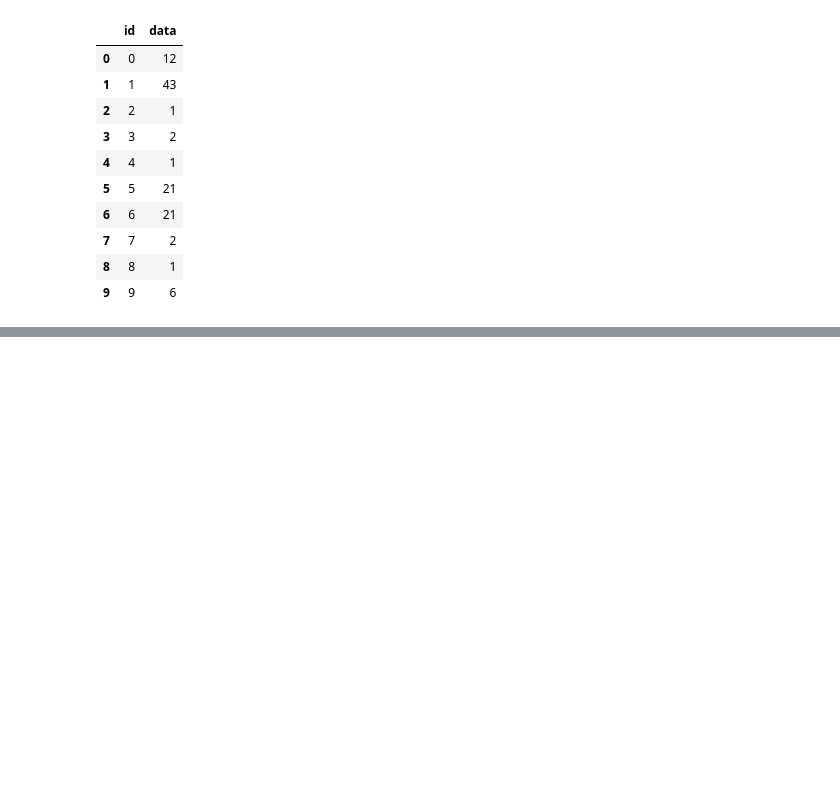
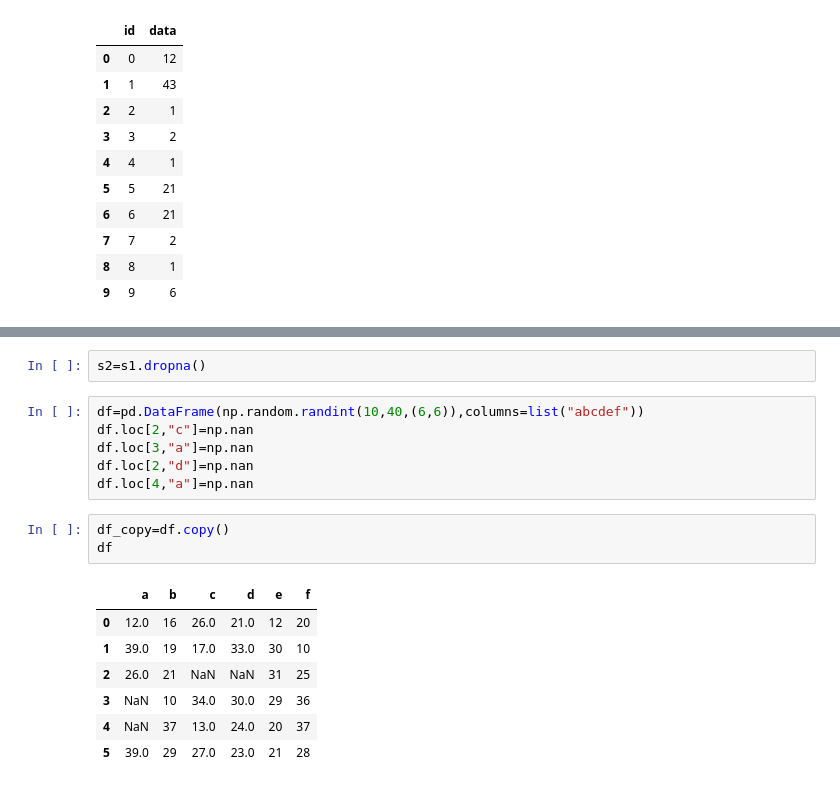
Before and after one commit to Nidhisha08/PYTHON, a Jupyter notebook: pandas.ipynb, the cells around one changed output, grey strips where cells are left out. Cells and saved outputs as stored; diff of their text form; blank space fills up the shorter version.

```diff
--- a/pandas.ipynb
+++ b/pandas.ipynb
@@ -1130,0 +1146,19 @@ Name: usa, dtype: int32
+# %%
+s2=s1.dropna()
+# %%
+df=pd.DataFrame(np.random.randint(10,40,(6,6)),columns=list("abcdef"))
+df.loc[2,"c"]=np.nan
+df.loc[3,"a"]=np.nan
+df.loc[2,"d"]=np.nan
+df.loc[4,"a"]=np.nan
+# %%
+df_copy=df.copy()
+df
+# %% [output]
+|  | a | b | c | d | e | f |
+| 0 | 12.0 | 16 | 26.0 | 21.0 | 12 | 20 |
+| 1 | 39.0 | 19 | 17.0 | 33.0 | 30 | 10 |
+| 2 | 26.0 | 21 | NaN | NaN | 31 | 25 |
+| 3 | NaN | 10 | 34.0 | 30.0 | 29 | 36 |
+| 4 | NaN | 37 | 13.0 | 24.0 | 20 | 37 |
+| 5 | 39.0 | 29 | 27.0 | 23.0 | 21 | 28 |
```
Also changed, not shown: parts of 74 cells of this notebook.
